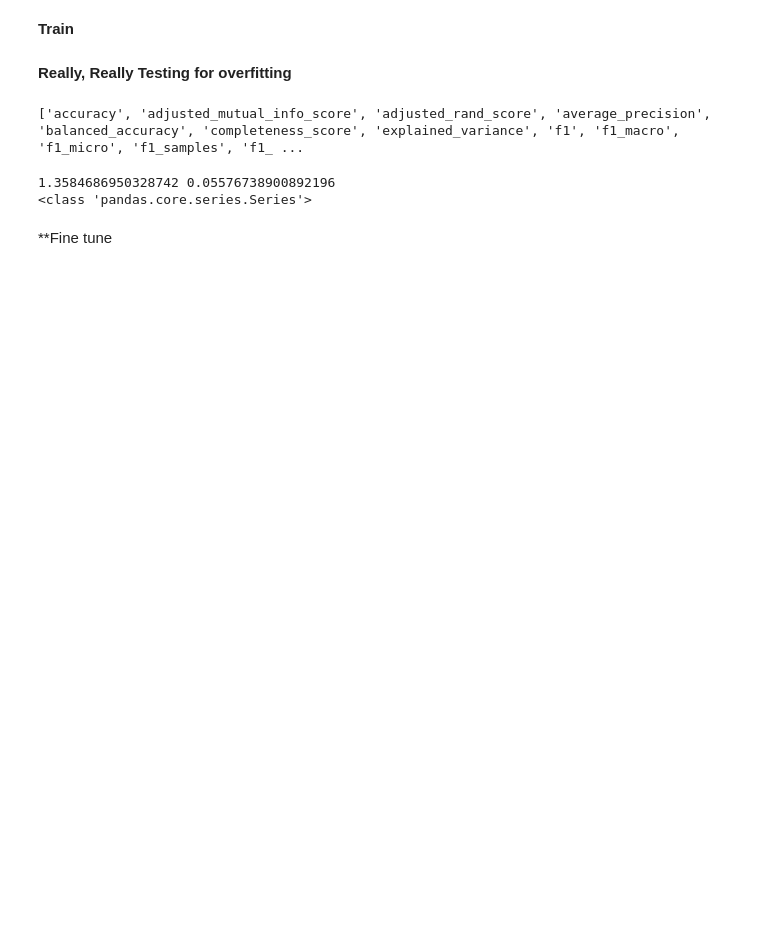
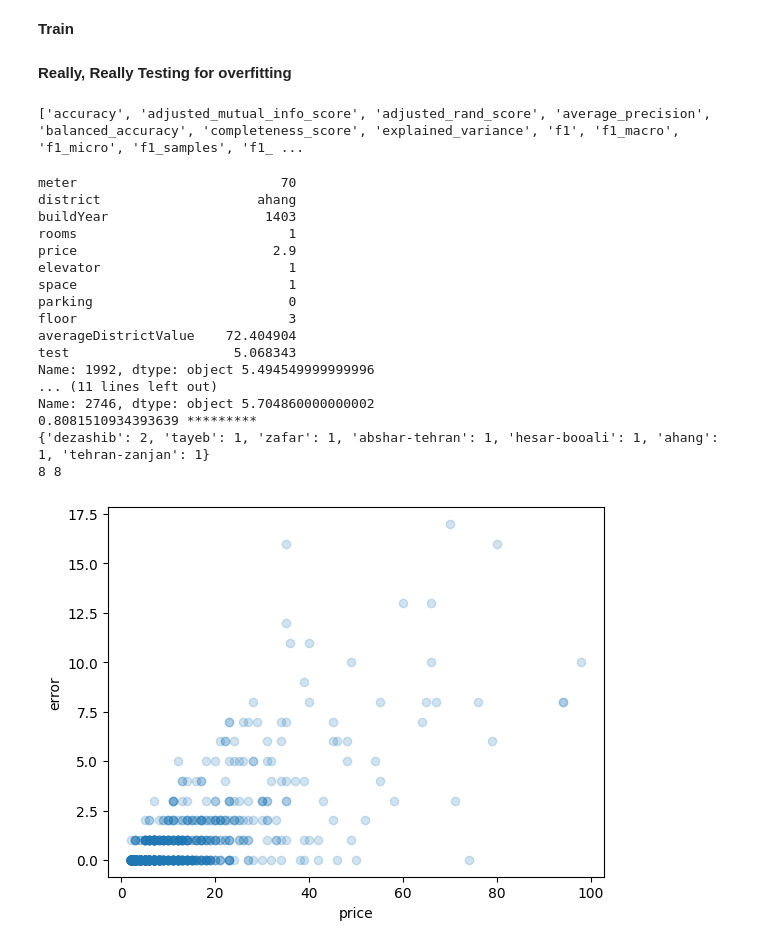
Before and after one commit to mehanalavimajd/pelot, a Jupyter notebook: model/train.ipynb, the cells around one changed output. Saved outputs shown, nothing was run; the diff lists cells and outputs as text; code cells hidden in the pictures; blank space fills up the shorter version.

```diff
--- a/model/train.ipynb
+++ b/model/train.ipynb
@@ -196,19 +239,41 @@ from sklearn.impute import SimpleImputer
 from sklearn.compose import ColumnTransformer
 from sklearn.preprocessing import OneHotEncoder
 from sklearn.preprocessing import StandardScaler
+from sklearn.base import BaseEstimator, TransformerMixin
+from math import log10
+
 houseNum=house.select_dtypes(np.number)
 
 num_pipeline = Pipeline([
 ("impute", SimpleImputer(strategy='most_frequent')),
 ("normal",StandardScaler())
 ])
+class Log(BaseEstimator, TransformerMixin):
+    def __init__(self):
+        return
+    def fit(self, X, y = None):
+        return self
+
+    def transform(self, x):
+        for i in range(len(x)):
+            x[i][0]=log10(x[i][0])
+        return x
 houseNumPrepared=num_pipeline.fit_transform(houseNum)
 cat_pipeline = make_pipeline(
 SimpleImputer(strategy="most_frequent"),
 OneHotEncoder(handle_unknown='ignore')
 )
+avg_pipeline = make_pipeline(
+SimpleImputer(strategy="most_frequent"),
+Log()
+)
+preprocessing = ColumnTransformer(
+    [("cats",cat_pipeline,['district']),
+    ("avg",avg_pipeline,['test','averageDistrictValue'])
+    ]
+    ,remainder=num_pipeline
+)
 
-preprocessing = ColumnTransformer([("cats",cat_pipeline,['district'])],remainder=num_pipeline)
 preprocessing.fit(house)
 preprocessing
 # %% [output]
@@ -237,44 +307,61 @@ forest_mae = -cross_val_score(forest_reg, house, labels['price'],cv=7,scoring="n
 ['accuracy', 'adjusted_mutual_info_score', 'adjusted_rand_score', 'average_precision', 'balanced_accuracy', 'completeness_score', 'explained_variance', 'f1', 'f1_macro', 'f1_micro', 'f1_samples', 'f1_ ...
 # %%
 
-print(forest_mae.mean(),forest_mae.std())
-print(type(labels['price']))
+#print(forest_mae.mean()) --> 0.11 = 11%
 forest_reg.fit(house,labels['price'])
+
 housing_predictions = forest_reg.predict(house)
+
 
 X_test = stratTestSet.drop("price", axis=1)
 y_test = stratTestSet[["price"]].copy()
 
 final_predictions = forest_reg.predict(X_test)
 a=[[],[]]
 b=[[],[]]
 dis={}
+c=0
 
 for i in range(len(y_test)):
     realPrice=y_test.values[i]
     error=abs(realPrice-final_predictions[i])
     if(error>min(final_predictions[i],realPrice)*0.5):
         b[0].append(error)
         b[1].append(realPrice)
         elem=stratTestSet.iloc[i]
-        if(error>5 and realPrice<5):
+        if(realPrice<4):
             print(elem,final_predictions[i])
         if(elem['district'] in dis):
             dis[elem['district']]+=1
         else:
             dis[elem['district']]=1
     else:
-        a[0].append(error)
-        a[1].append(realPrice)
+        a[0].append(int(error))
+        a[1].append(int(realPrice))
+        c+=error
+print(sum(a[0])/len(a[0]),"*********")
 print( {k: v for k, v in sorted(dis.items(), key=lambda item: item[1],reverse=True)})
+print(len(b[1]),len(b[0]))
 plt.scatter(a[1],a[0],alpha=0.2)
-print(len(b[1]),len(b[0]))
-plt.scatter(b[1],b[0],color='red')
 plt.xlabel("price")
 plt.ylabel("error")
 plt.show()
 # %% [output]
-1.3584686950328742 0.05576738900892196
-<class 'pandas.core.series.Series'>
+meter                          70
+district                    ahang
+buildYear                    1403
+rooms                           1
+price                         2.9
+elevator                        1
+space                           1
+parking                         0
+floor                           3
+averageDistrictValue    72.404904
+test                     5.068343
+Name: 1992, dtype: object 5.494549999999996
+... (11 lines left out)
+Name: 2746, dtype: object 5.704860000000002
+0.8081510934393639 *********
+{'dezashib': 2, 'tayeb': 1, 'zafar': 1, 'abshar-tehran': 1, 'hesar-booali': 1, 'ahang': 1, 'tehran-zanjan': 1}
+8 8
+[figure, added]
-# %% [markdown]
-**Fine tune
```
Also changed, not shown: parts of 15 cells of this notebook, 6 other files.
